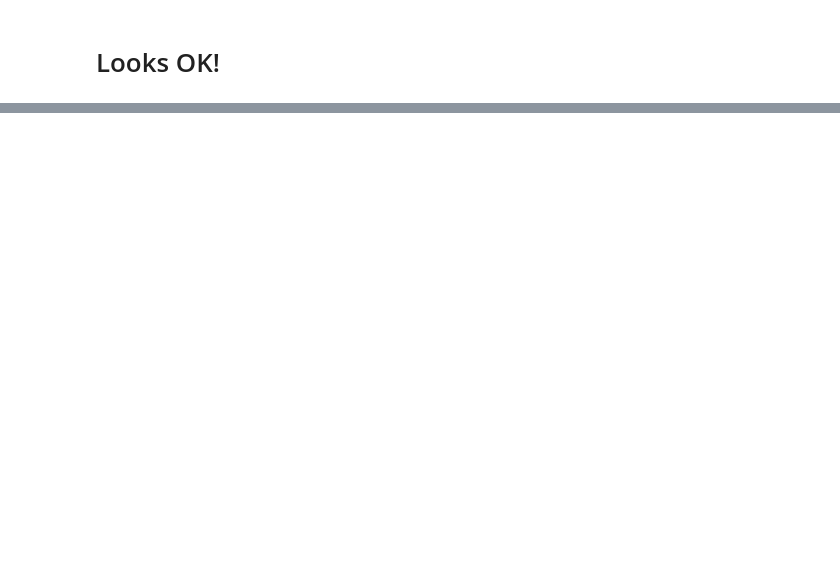
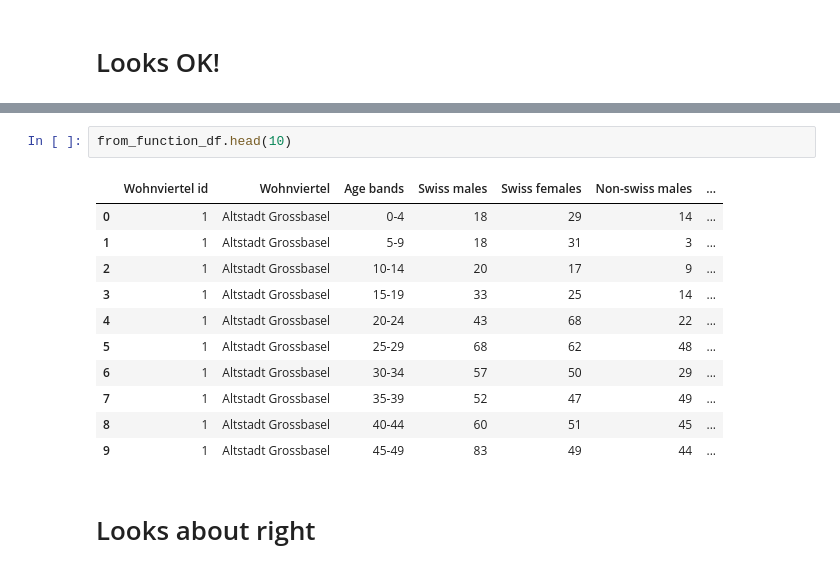
Before and after one commit to scrambldchannel/TaxationInequality, a Jupyter notebook: code/data cleansing/Cleaning t01-1-22_Alter und Wohnviertel.ipynb, the cells around one changed output, grey strips where cells are left out. Cells and saved outputs as stored; diff of their text form; blank space fills up the shorter version.

```diff
--- a/code/data cleansing/Cleaning t01-1-22_Alter und Wohnviertel.ipynb
+++ b/code/data cleansing/Cleaning t01-1-22_Alter und Wohnviertel.ipynb
@@ -326,0 +330,16 @@ newdf
+# %%
+from_function_df.head(10)
+# %% [output]
+|  | Wohnviertel id | Wohnviertel | Age bands | Swiss males | Swiss females | Non-swiss males | ... |
+| 0 | 1 | Altstadt Grossbasel | 0-4 | 18 | 29 | 14 | ... |
+| 1 | 1 | Altstadt Grossbasel | 5-9 | 18 | 31 | 3 | ... |
+| 2 | 1 | Altstadt Grossbasel | 10-14 | 20 | 17 | 9 | ... |
+| 3 | 1 | Altstadt Grossbasel | 15-19 | 33 | 25 | 14 | ... |
+| 4 | 1 | Altstadt Grossbasel | 20-24 | 43 | 68 | 22 | ... |
+| 5 | 1 | Altstadt Grossbasel | 25-29 | 68 | 62 | 48 | ... |
+| 6 | 1 | Altstadt Grossbasel | 30-34 | 57 | 50 | 29 | ... |
+| 7 | 1 | Altstadt Grossbasel | 35-39 | 52 | 47 | 49 | ... |
+| 8 | 1 | Altstadt Grossbasel | 40-44 | 60 | 51 | 45 | ... |
+| 9 | 1 | Altstadt Grossbasel | 45-49 | 83 | 49 | 44 | ... |
+# %% [markdown]
+# Looks about right
```
Also changed, not shown: parts of 4 cells of this notebook, 2 other files.
